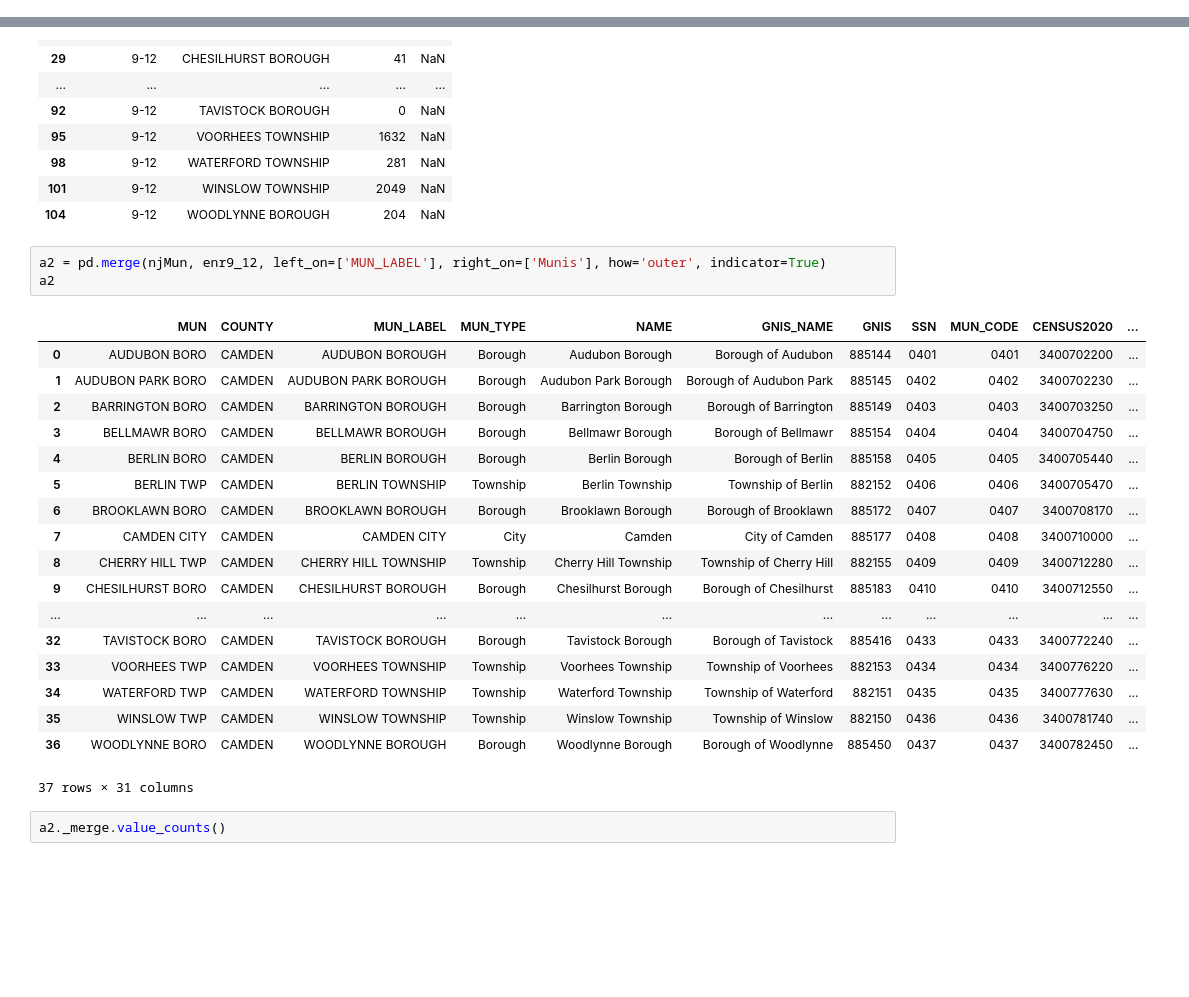
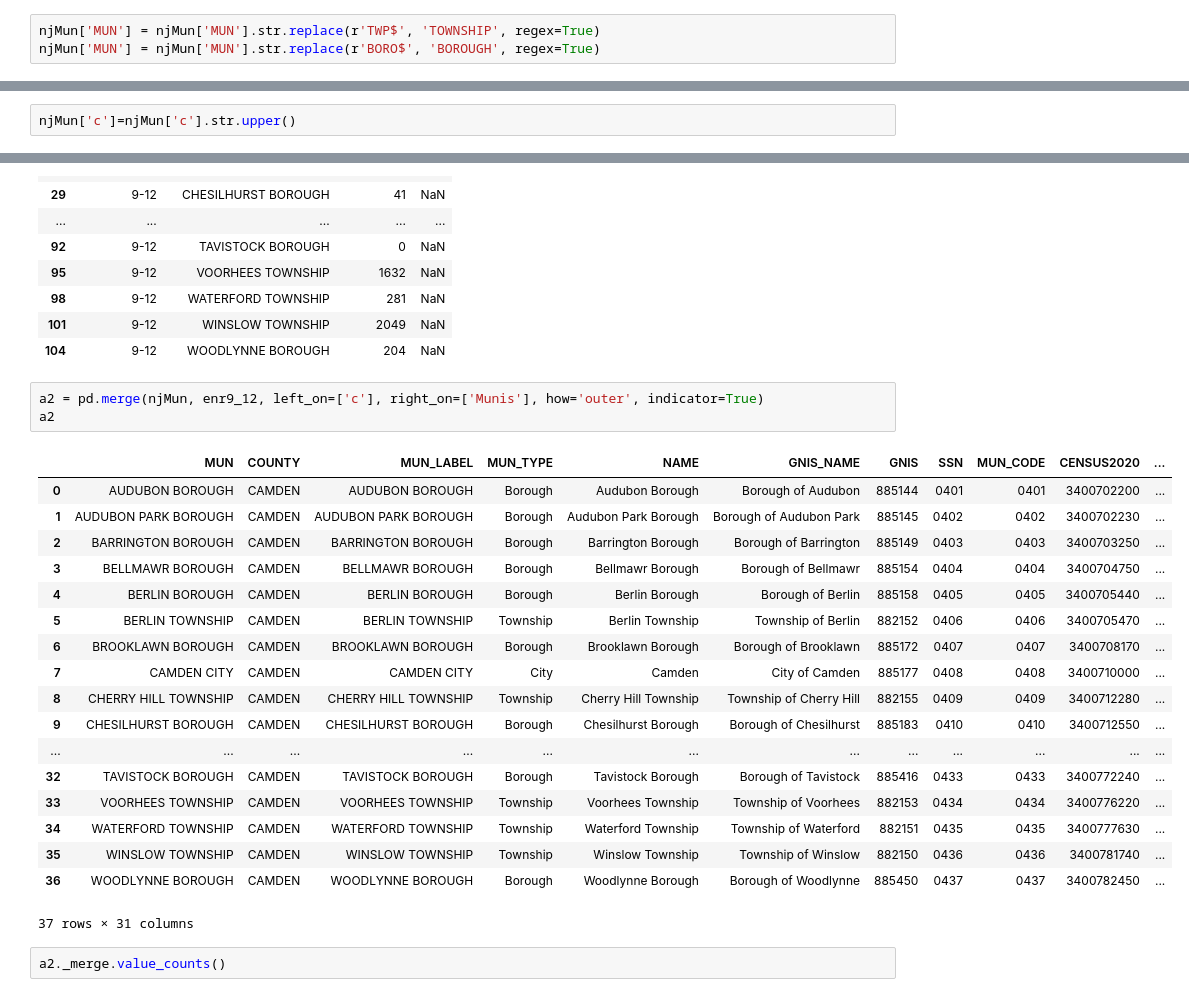
Before and after one commit to MhiyaJ/My-GIS-Stuff, a Jupyter notebook: ***Municipality Merge 2.0 (ps01).ipynb, the cells around one changed output, grey strips where cells are left out. Drawn from its saved outputs; the diff is of its cells as text; blank space fills up the shorter version.

```diff
--- a/***Municipality Merge 2.0 (ps01).ipynb
+++ b/***Municipality Merge 2.0 (ps01).ipynb
@@ -93,3 +93,6 @@ njMun[['MUN','COUNTY','MUN_LABEL','MUN_TYPE','NAME','GNIS_NAME']]
 | 542 | PENNSAUKEN TWP | CAMDEN | Pennsauken Township | Township | Pennsauken Township | Township of Pennsauken |
 | 543 | COLLINGSWOOD BORO | CAMDEN | Collingswood Borough | Borough | Collingswood Borough | Borough of Collingswood |
 | 544 | CAMDEN CITY | CAMDEN | Camden City | City | Camden | City of Camden |
+# %%
+njMun['MUN'] = njMun['MUN'].str.replace(r'TWP$', 'TOWNSHIP', regex=True)
+njMun['MUN'] = njMun['MUN'].str.replace(r'BORO$', 'BOROUGH', regex=True)
@@ -137,3 +140,5 @@ See the caveats in the documentation: https://pandas.pydata.org/pandas-docs/stab
+# %%
+njMun['c']=njMun['c'].str.upper()
 # %%
 #code from Gemini to make all upper case for merging
 DisXls1['District'] = DisXls1['District'].str.upper()
@@ -294,26 +293,26 @@ See the caveats in the documentation: https://pandas.pydata.org/pandas-docs/stab
 | 101 | 9-12 | WINSLOW TOWNSHIP | 2049 | NaN |
 | 104 | 9-12 | WOODLYNNE BOROUGH | 204 | NaN |
 # %%
-a2 = pd.merge(njMun, enr9_12, left_on=['MUN_LABEL'], right_on=['Munis'], how='outer', indicator=True)
+a2 = pd.merge(njMun, enr9_12, left_on=['c'], right_on=['Munis'], how='outer', indicator=True)
 a2
 # %% [output]
 |  | MUN | COUNTY | MUN_LABEL | MUN_TYPE | NAME | GNIS_NAME | GNIS | SSN | MUN_CODE | CENSUS2020 | ... |
-| 0 | AUDUBON BORO | CAMDEN | AUDUBON BOROUGH | Borough | Audubon Borough | Borough of Audubon | 885144 | 0401 | 0401 | 3400702200 | ... |
-| 1 | AUDUBON PARK BORO | CAMDEN | AUDUBON PARK BOROUGH | Borough | Audubon Park Borough | Borough of Audubon Park | 885145 | 0402 | 0402 | 3400702230 | ... |
-| 2 | BARRINGTON BORO | CAMDEN | BARRINGTON BOROUGH | Borough | Barrington Borough | Borough of Barrington | 885149 | 0403 | 0403 | 3400703250 | ... |
-| 3 | BELLMAWR BORO | CAMDEN | BELLMAWR BOROUGH | Borough | Bellmawr Borough | Borough of Bellmawr | 885154 | 0404 | 0404 | 3400704750 | ... |
-| 4 | BERLIN BORO | CAMDEN | BERLIN BOROUGH | Borough | Berlin Borough | Borough of Berlin | 885158 | 0405 | 0405 | 3400705440 | ... |
-| 5 | BERLIN TWP | CAMDEN | BERLIN TOWNSHIP | Township | Berlin Township | Township of Berlin | 882152 | 0406 | 0406 | 3400705470 | ... |
-| 6 | BROOKLAWN BORO | CAMDEN | BROOKLAWN BOROUGH | Borough | Brooklawn Borough | Borough of Brooklawn | 885172 | 0407 | 0407 | 3400708170 | ... |
+| 0 | AUDUBON BOROUGH | CAMDEN | AUDUBON BOROUGH | Borough | Audubon Borough | Borough of Audubon | 885144 | 0401 | 0401 | 3400702200 | ... |
+| 1 | AUDUBON PARK BOROUGH | CAMDEN | AUDUBON PARK BOROUGH | Borough | Audubon Park Borough | Borough of Audubon Park | 885145 | 0402 | 0402 | 3400702230 | ... |
+| 2 | BARRINGTON BOROUGH | CAMDEN | BARRINGTON BOROUGH | Borough | Barrington Borough | Borough of Barrington | 885149 | 0403 | 0403 | 3400703250 | ... |
+| 3 | BELLMAWR BOROUGH | CAMDEN | BELLMAWR BOROUGH | Borough | Bellmawr Borough | Borough of Bellmawr | 885154 | 0404 | 0404 | 3400704750 | ... |
+| 4 | BERLIN BOROUGH | CAMDEN | BERLIN BOROUGH | Borough | Berlin Borough | Borough of Berlin | 885158 | 0405 | 0405 | 3400705440 | ... |
+| 5 | BERLIN TOWNSHIP | CAMDEN | BERLIN TOWNSHIP | Township | Berlin Township | Township of Berlin | 882152 | 0406 | 0406 | 3400705470 | ... |
+| 6 | BROOKLAWN BOROUGH | CAMDEN | BROOKLAWN BOROUGH | Borough | Brooklawn Borough | Borough of Brooklawn | 885172 | 0407 | 0407 | 3400708170 | ... |
 | 7 | CAMDEN CITY | CAMDEN | CAMDEN CITY | City | Camden | City of Camden | 885177 | 0408 | 0408 | 3400710000 | ... |
-| 8 | CHERRY HILL TWP | CAMDEN | CHERRY HILL TOWNSHIP | Township | Cherry Hill Township | Township of Cherry Hill | 882155 | 0409 | 0409 | 3400712280 | ... |
-| 9 | CHESILHURST BORO | CAMDEN | CHESILHURST BOROUGH | Borough | Chesilhurst Borough | Borough of Chesilhurst | 885183 | 0410 | 0410 | 3400712550 | ... |
+| 8 | CHERRY HILL TOWNSHIP | CAMDEN | CHERRY HILL TOWNSHIP | Township | Cherry Hill Township | Township of Cherry Hill | 882155 | 0409 | 0409 | 3400712280 | ... |
+| 9 | CHESILHURST BOROUGH | CAMDEN | CHESILHURST BOROUGH | Borough | Chesilhurst Borough | Borough of Chesilhurst | 885183 | 0410 | 0410 | 3400712550 | ... |
 | ... | ... | ... | ... | ... | ... | ... | ... | ... | ... | ... | ... |
-| 32 | TAVISTOCK BORO | CAMDEN | TAVISTOCK BOROUGH | Borough | Tavistock Borough | Borough of Tavistock | 885416 | 0433 | 0433 | 3400772240 | ... |
-| 33 | VOORHEES TWP | CAMDEN | VOORHEES TOWNSHIP | Township | Voorhees Township | Township of Voorhees | 882153 | 0434 | 0434 | 3400776220 | ... |
-| 34 | WATERFORD TWP | CAMDEN | WATERFORD TOWNSHIP | Township | Waterford Township | Township of Waterford | 882151 | 0435 | 0435 | 3400777630 | ... |
-| 35 | WINSLOW TWP | CAMDEN | WINSLOW TOWNSHIP | Township | Winslow Township | Township of Winslow | 882150 | 0436 | 0436 | 3400781740 | ... |
-| 36 | WOODLYNNE BORO | CAMDEN | WOODLYNNE BOROUGH | Borough | Woodlynne Borough | Borough of Woodlynne | 885450 | 0437 | 0437 | 3400782450 | ... |
+| 32 | TAVISTOCK BOROUGH | CAMDEN | TAVISTOCK BOROUGH | Borough | Tavistock Borough | Borough of Tavistock | 885416 | 0433 | 0433 | 3400772240 | ... |
+| 33 | VOORHEES TOWNSHIP | CAMDEN | VOORHEES TOWNSHIP | Township | Voorhees Township | Township of Voorhees | 882153 | 0434 | 0434 | 3400776220 | ... |
+| 34 | WATERFORD TOWNSHIP | CAMDEN | WATERFORD TOWNSHIP | Township | Waterford Township | Township of Waterford | 882151 | 0435 | 0435 | 3400777630 | ... |
+| 35 | WINSLOW TOWNSHIP | CAMDEN | WINSLOW TOWNSHIP | Township | Winslow Township | Township of Winslow | 882150 | 0436 | 0436 | 3400781740 | ... |
+| 36 | WOODLYNNE BOROUGH | CAMDEN | WOODLYNNE BOROUGH | Borough | Woodlynne Borough | Borough of Woodlynne | 885450 | 0437 | 0437 | 3400782450 | ... |
 37 rows × 31 columns
 # %%
 a2._merge.value_counts()
```
Also changed, not shown: parts of 4 cells of this notebook.
